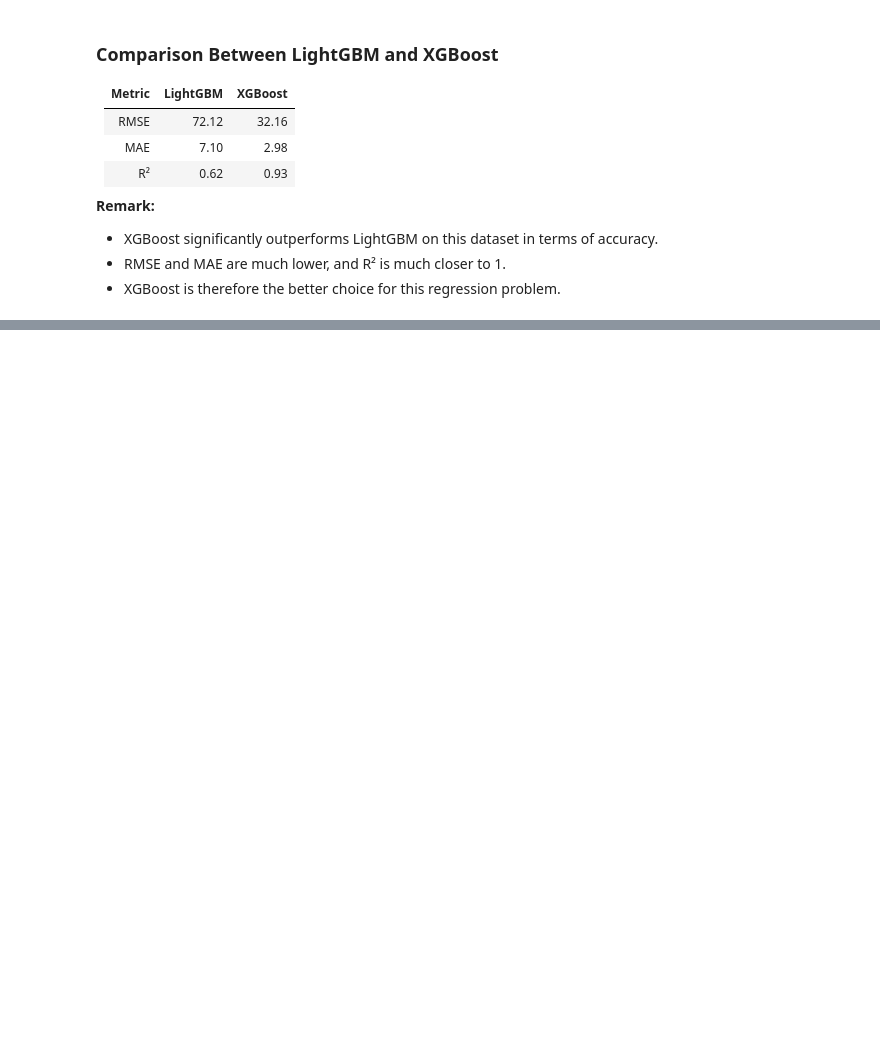
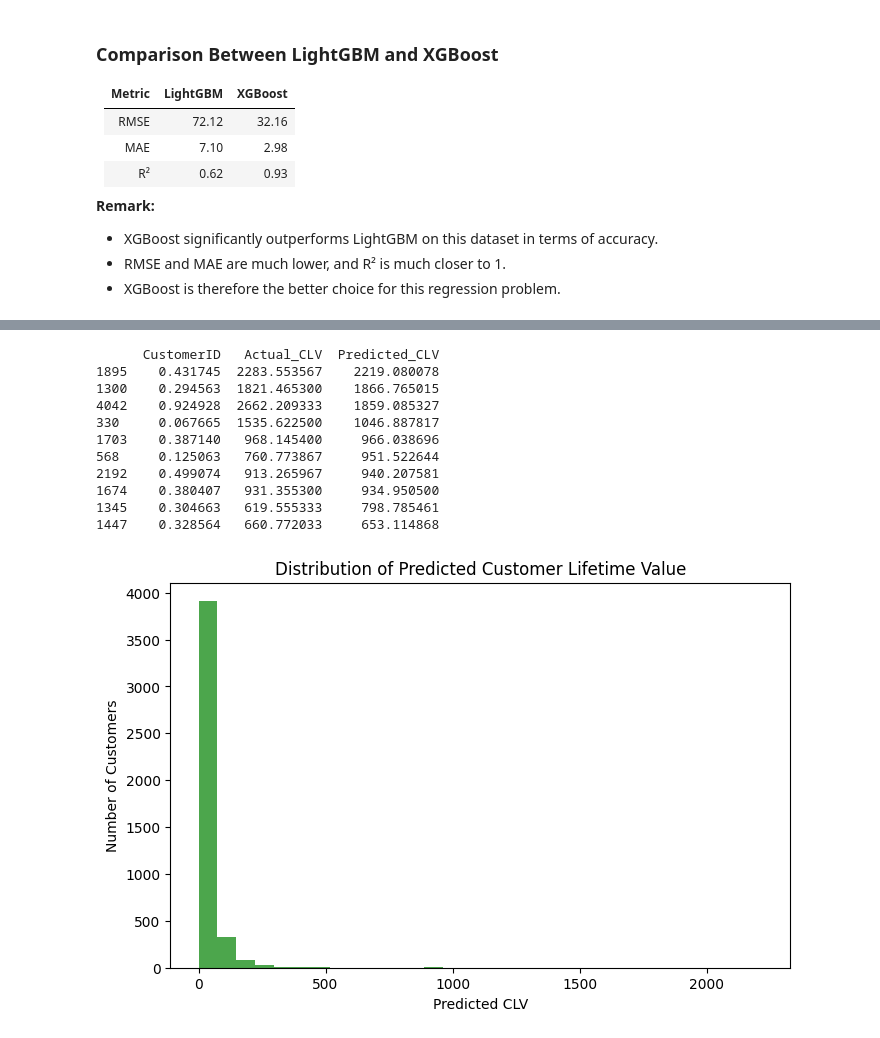
Before and after one commit to NadaManai/Customer-Lifetime-Value-Prediction-Segmentation-for-E-commerce, a Jupyter notebook: CLV prediction and customer segmentation/Customer Lifetime Value (CLV) prediction.ipynb, the cells around one changed output, grey strips where cells are left out. Drawn from its saved outputs; the diff is of its cells as text; code cells hidden in the pictures; blank space fills up the shorter version.

```diff
--- a/CLV prediction and customer segmentation/Customer Lifetime Value (CLV) prediction.ipynb
+++ b/CLV prediction and customer segmentation/Customer Lifetime Value (CLV) prediction.ipynb
@@ -313,0 +446,34 @@ optuna.visualization.plot_param_importances(study)
+# %%
+X_customers = customer_features.drop(columns=['CustomerID', 'CLV'])
+y_customers = customer_features['CLV']
+
+predicted_clv = final_model.predict(X_customers)
+
+predictions = pd.DataFrame({
+    'CustomerID': customer_features['CustomerID'],
+    'Actual_CLV': y_customers,
+    'Predicted_CLV': predicted_clv
+})
+
+
+print(predictions.sort_values(by='Predicted_CLV', ascending=False).head(10))
+
+plt.figure(figsize=(8,5))
+plt.hist(predictions['Predicted_CLV'], bins=30, color='green', alpha=0.7)
+plt.xlabel('Predicted CLV')
+plt.ylabel('Number of Customers')
+plt.title('Distribution of Predicted Customer Lifetime Value')
+plt.show()
+# %% [output]
+      CustomerID   Actual_CLV  Predicted_CLV
+1895    0.431745  2283.553567    2219.080078
+1300    0.294563  1821.465300    1866.765015
+4042    0.924928  2662.209333    1859.085327
+330     0.067665  1535.622500    1046.887817
+1703    0.387140   968.145400     966.038696
+568     0.125063   760.773867     951.522644
+2192    0.499074   913.265967     940.207581
+1674    0.380407   931.355300     934.950500
+1345    0.304663   619.555333     798.785461
+1447    0.328564   660.772033     653.114868
+[figure, added]
```
Also changed, not shown: parts of 13 cells of this notebook, 6 other files.
